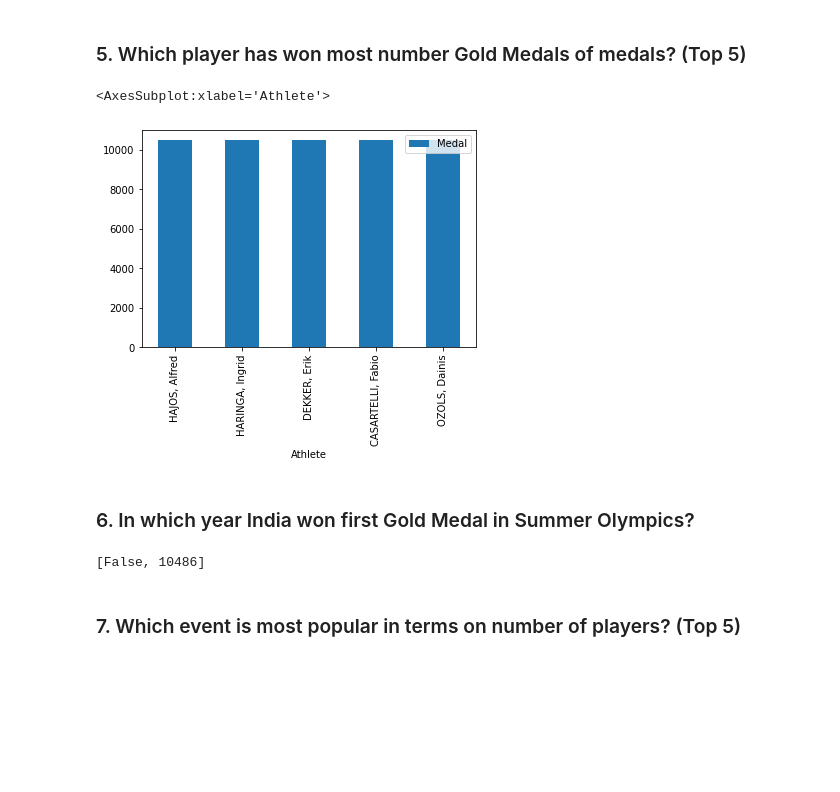
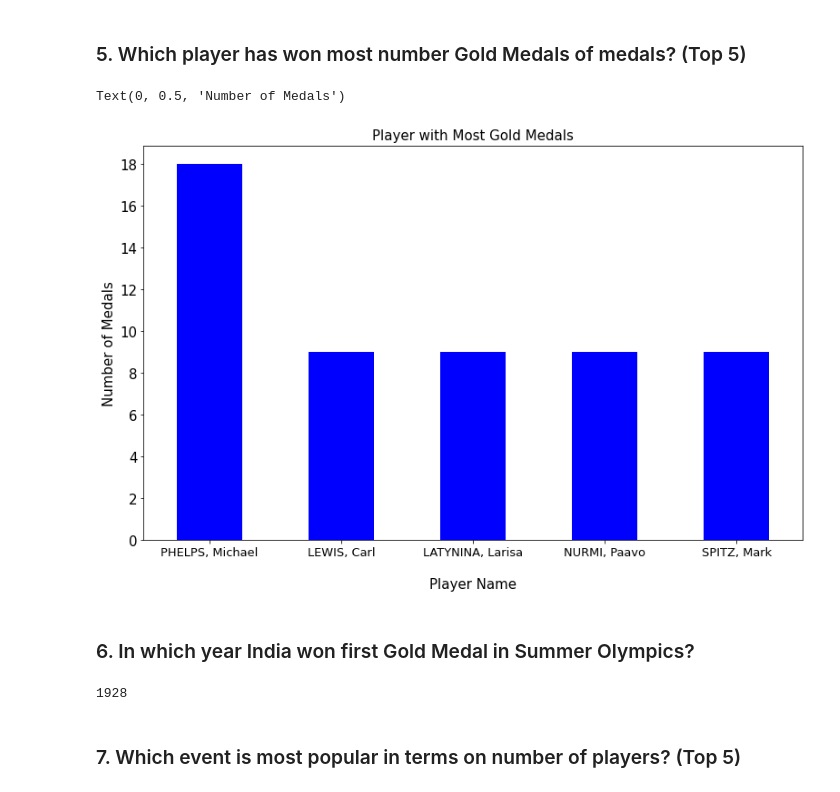
Before and after one commit to mohit-pawar4072/ETG_Olympics-_data_analysis, a Jupyter notebook: Summer.ipynb, the cells around one changed output. Cells and saved outputs as stored; diff of their text form; code cells hidden in the pictures; blank space fills up the shorter version.

```diff
--- a/Summer.ipynb
+++ b/Summer.ipynb
@@ -78,16 +89,18 @@ for player in df['Athlete'].unique():
-# %%
-pd.DataFrame(data, columns= ['Athlete','Medal']).sort_values(by='Medal',ascending=False).head().plot(x='Athlete',y='Medal',kind='bar')
-# %% [output]
-<AxesSubplot:xlabel='Athlete'>
-[figure, removed]
+# %%
+df[df["Medal"]=="Gold"]["Athlete"].value_counts().head().plot.bar(figsize = (13,8),color="blue")
+plt.xticks(rotation=0, horizontalalignment="center",size=13)
+plt.yticks(np.arange(0, 19, step=2),size=15)
+plt.title("Player with Most Gold Medals",size=15)
+plt.xlabel("\nPlayer Name",size=15)
+plt.ylabel("Number of Medals",size=15)
+# %% [output]
+Text(0, 0.5, 'Number of Medals')
+[figure, added]
 # %% [markdown]
 ### 6. In which year India won first Gold Medal in Summer Olympics?
-# %%
-data = []
-for year in df['Country']=='IND':
-    data.append([year==True, len(df[df['Medal']=="Gold"])])
-print(data[year])
-# %% [output]
-[False, 10486]
+# %%
+print(*df[(df["Medal"]=="Gold") &(df["Country"]=="IND")]["Year"].head(1).tolist())
+# %% [output]
+1928
 # %% [markdown]
 ### 7. Which event is most popular in terms on number of players? (Top 5)
```
Also changed, not shown: parts of 17 cells of this notebook.
